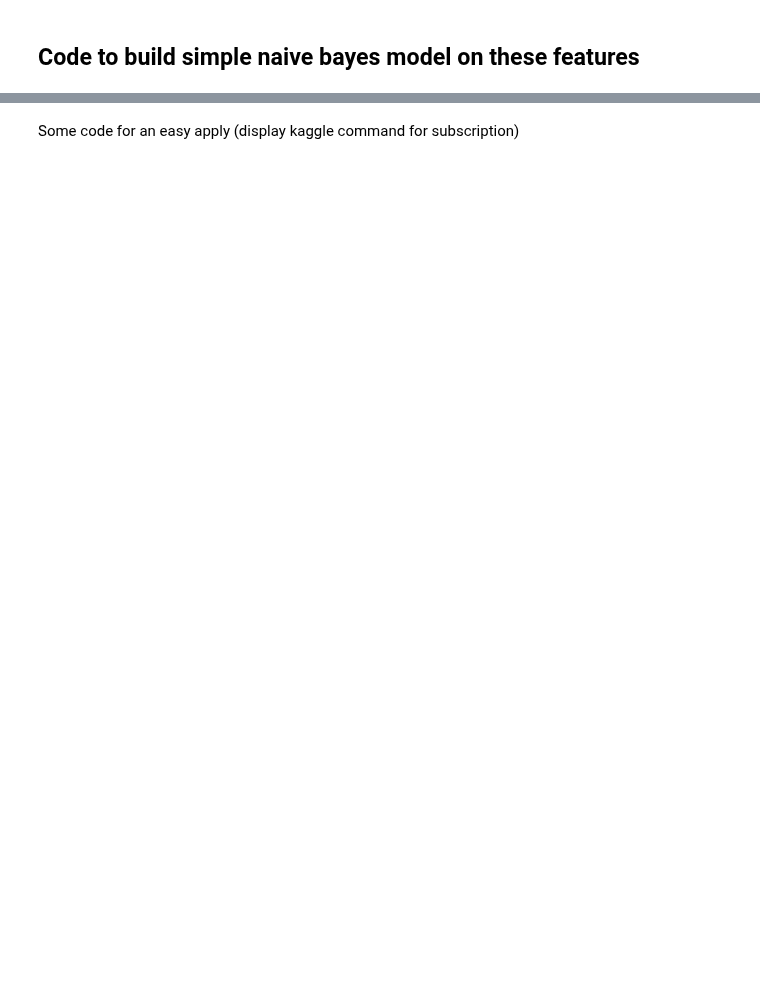
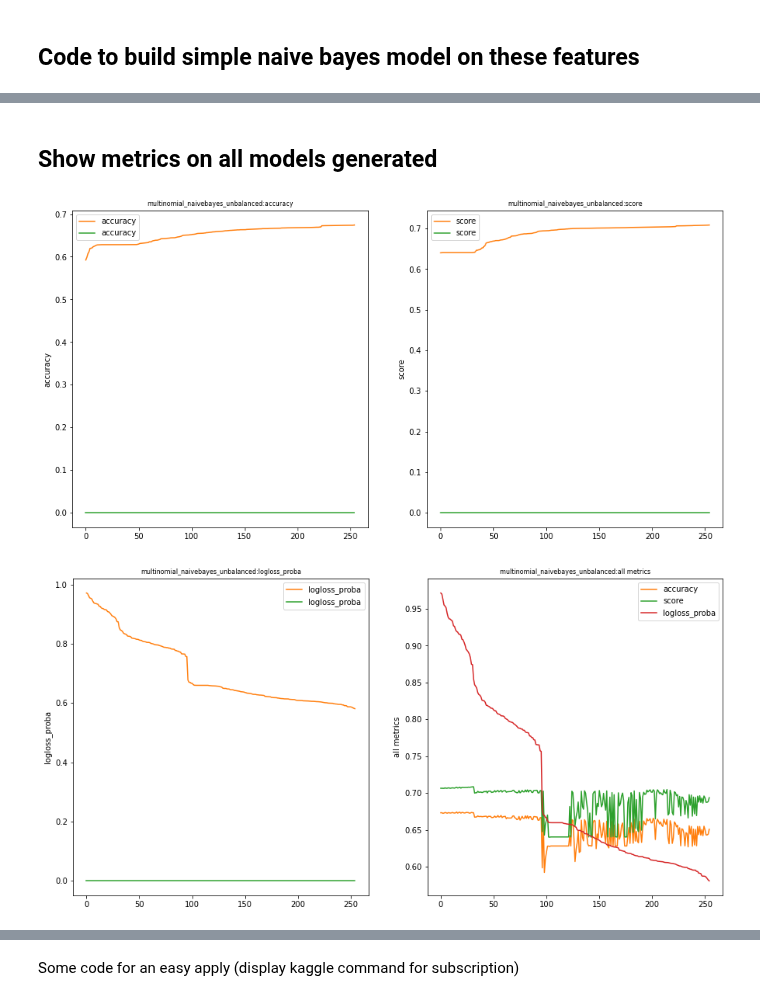
Before and after one commit to acharroux/QuoraPairs, a Jupyter notebook: BruteForce/naivebayes_basic_features_unbalanced.ipynb, the cells around one changed output, grey strips where cells are left out. Saved outputs shown, nothing was run; the diff lists cells and outputs as text; code cells hidden in the pictures; blank space fills up the shorter version.

```diff
--- a/BruteForce/naivebayes_basic_features_unbalanced.ipynb
+++ b/BruteForce/naivebayes_basic_features_unbalanced.ipynb
@@ -468,7 +631,5 @@ def build_model_on_all_subset_of_simple_features(dataframe,target):
 # %%
-
-# build one model
-model = build_model(train_dataframe,['nb_words_question1'],train_dataframe['is_duplicate'])
 # build ALL models
 # 2 very important global variables: all_models_dict & model_results
-all_models_dict,model_results = build_model_on_all_subset_of_simple_features(train_dataframe,train_dataframe['is_duplicate'])
+#all_models_dict,model_results = fake_build_model_on_all_subset_of_simple_features(train_dataframe,train_dataframe['is_duplicate'])
+all_models_dict = fake_build_model_on_all_subset_of_simple_features(train_dataframe,train_dataframe['is_duplicate'])
@@ -474,0 +644,41 @@ all_models_dict,model_results = build_model_on_all_subset_of_simple_features(tra
+# %% [markdown]
+## Show metrics on all models generated
+# %%
+def show_all_metric_all_models(results,y_label,metric_sort,metrics):
+    palette = sns.color_palette()
+    data = results.sort_values(metric_sort+'_test',ascending=(metric_sort!='logloss_proba'))
+    #ax = plot
+    # fig,ax = plot.subplots()
+    x = numpy.arange(len(data))
+    num_col=1
+    if len(metrics)>1:
+        kinds =['_test']
+    else:
+        kinds = ['_test','_full']
+    for k in kinds:
+        for m in metrics:
+                plot.plot(x,data[m+k],color = palette[num_col],label = m)
+                num_col = num_col+1
+    plot.ylabel(y_label)
+    #plot.plot(x,nb_features,color = palette[num_col],label='Nb features')
+    plot.title(EXPERIMENT+':'+ y_label,fontsize=8)
+    #plot.xticks(x)
+    #ax.set_xticklabels(labels)
+    plot.legend()
+
+
+def show_all_metrics_all_models(results):
+    for m in ['accuracy','score','logloss_proba']:
+        yield
+        show_all_metric_all_models(model_results,m,m,[m])
+    yield
+    show_all_metric_all_models(model_results,'all metrics','logloss_proba',['accuracy','score','logloss_proba'])
+
+#show_all_metrics_all_models(model_results)
+def show_all_metrics_all_models_in_grid(results,nb_columns=2):
+    multiplot_from_generator(show_all_metrics_all_models(results), nb_columns)
+
+show_all_metrics_all_models_in_grid(model_results)
+# %% [output]
+[figure, added]
+[figure, added]
```
Also changed, not shown: parts of 39 cells of this notebook, 2 other files.
